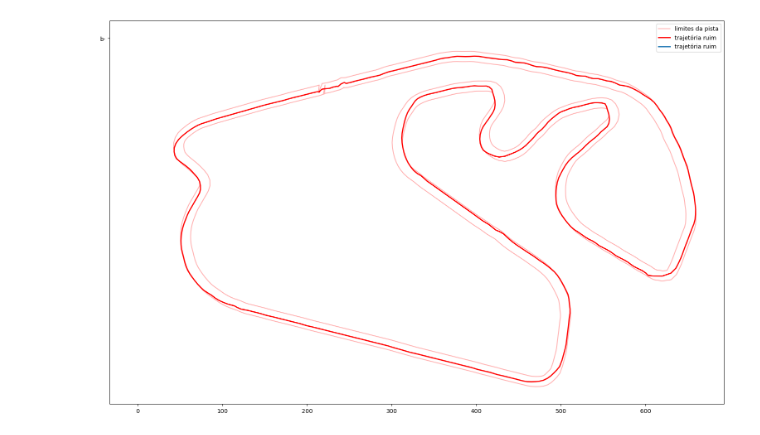
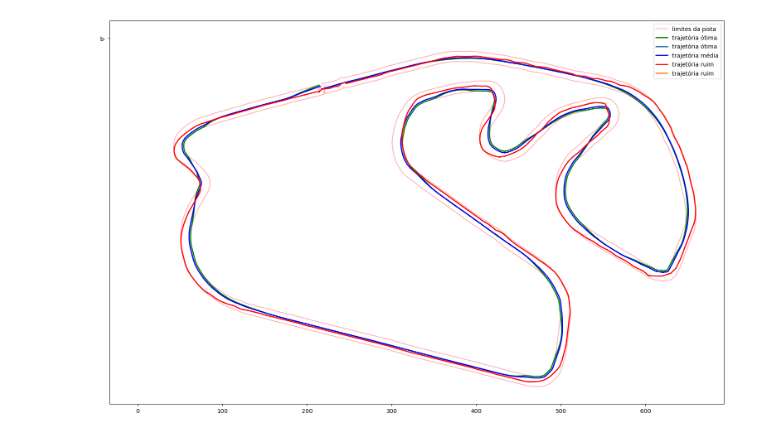
Before and after one commit to VCPC-UniFECAF/f1_optimization, a Jupyter notebook: teste_rotas/teste3/Untitled-1.ipynb, the cells around one changed output. Cells and saved outputs as stored; diff of their text form; code cells hidden in the pictures.

```diff
--- a/teste_rotas/teste3/Untitled-1.ipynb
+++ b/teste_rotas/teste3/Untitled-1.ipynb
@@ -200,24 +200,24 @@ y_optimal = y_center + optimal_offsets * normals[:, 1]
 # %%
 # Trajetória média
 medium_offsets = optimal_offsets * 0.7
 x_medium = x_center + medium_offsets * normals[:, 0]
 y_medium = y_center + medium_offsets * normals[:, 1]
 
 #Trajetória péssima
 bad_offsets = np.where(optimal_offsets > 10, width*0.9, -width*0.9)
 x_bad = x_center + bad_offsets * normals[:, 0]
 y_bad = y_center + bad_offsets * normals[:, 0]
 
 #Plot
 plt.figure(figsize=(20, 12))
 plt.plot(x_inner, y_inner, 'r-', alpha=0.3, label='limites da pista')
 plt.plot(x_outer, y_outer, 'r-', alpha=0.3)
-#plt.plot(x_optimal, y_optimal, 'green', 'b-',  linewidth=2, label='trajetória ótima')
-#plt.plot(x_medium, y_medium, 'b-', linewidth=2, label='trajetória média')
+plt.plot(x_optimal, y_optimal, 'green', 'b-',  linewidth=2, label='trajetória ótima')
+plt.plot(x_medium, y_medium, 'b-', linewidth=2, label='trajetória média')
 plt.plot(x_bad, y_bad, 'red', 'b-', linewidth=2, label='trajetória ruim')
 plt.legend()
 plt.gca().set_aspect('equal')
 #plt.title()
 plt.show()
 # %% [output]
-[figure, old version]
+[figure, new version]
```
Also changed, not shown: 1 other file.
